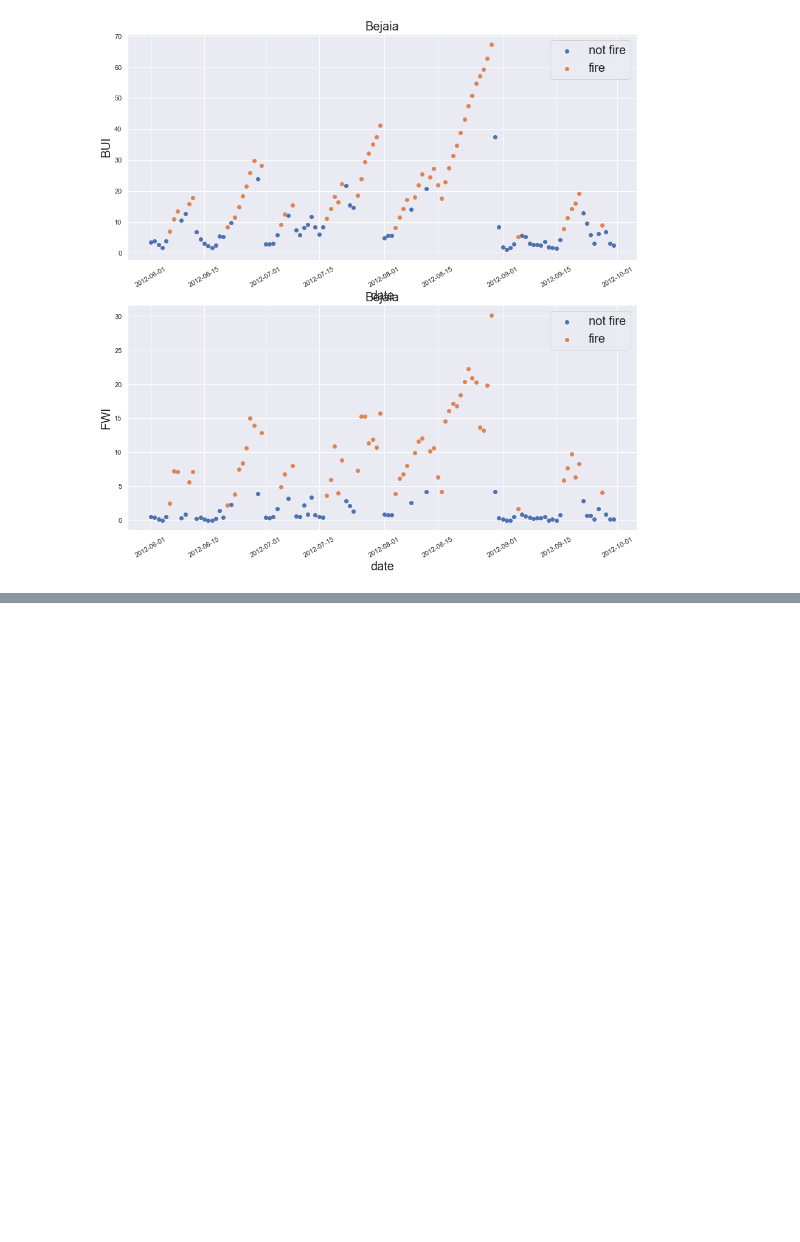
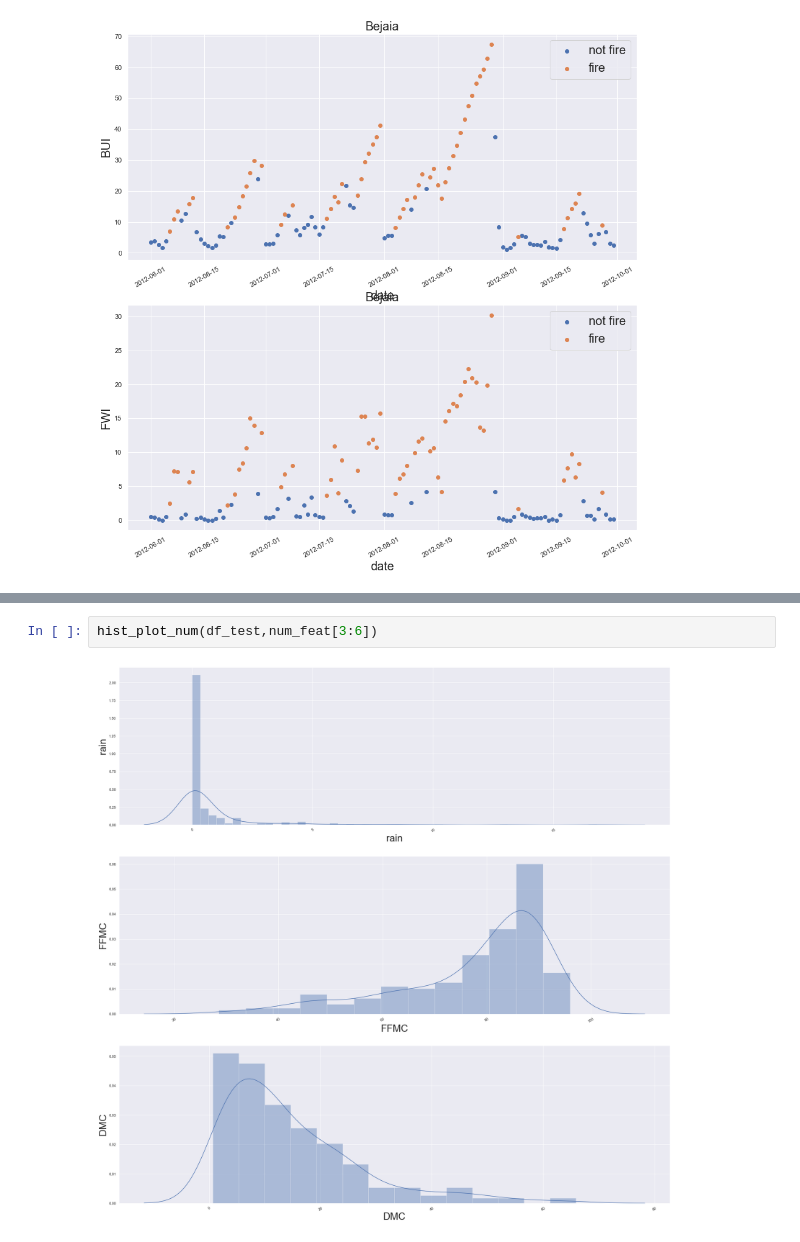
Before and after one commit to sreeman-11021996/iNeuron_Ass, a Jupyter notebook: 00. Assignments/home-work/05. End-to-End 29-05-2022/Algerian Forest Fires ML.ipynb, the cells around one changed output, grey strips where cells are left out. Cells and saved outputs as stored; diff of their text form; blank space fills up the shorter version.

```diff
--- a/00. Assignments/home-work/05. End-to-End 29-05-2022/Algerian Forest Fires ML.ipynb
+++ b/00. Assignments/home-work/05. End-to-End 29-05-2022/Algerian Forest Fires ML.ipynb
@@ -679,0 +722,4 @@ scatter_plot_num(df_test,num_feat[8:])
+# %%
+hist_plot_num(df_test,num_feat[3:6])
+# %% [output]
+[figure, added]
```
Also changed, not shown: parts of 12 cells of this notebook.
